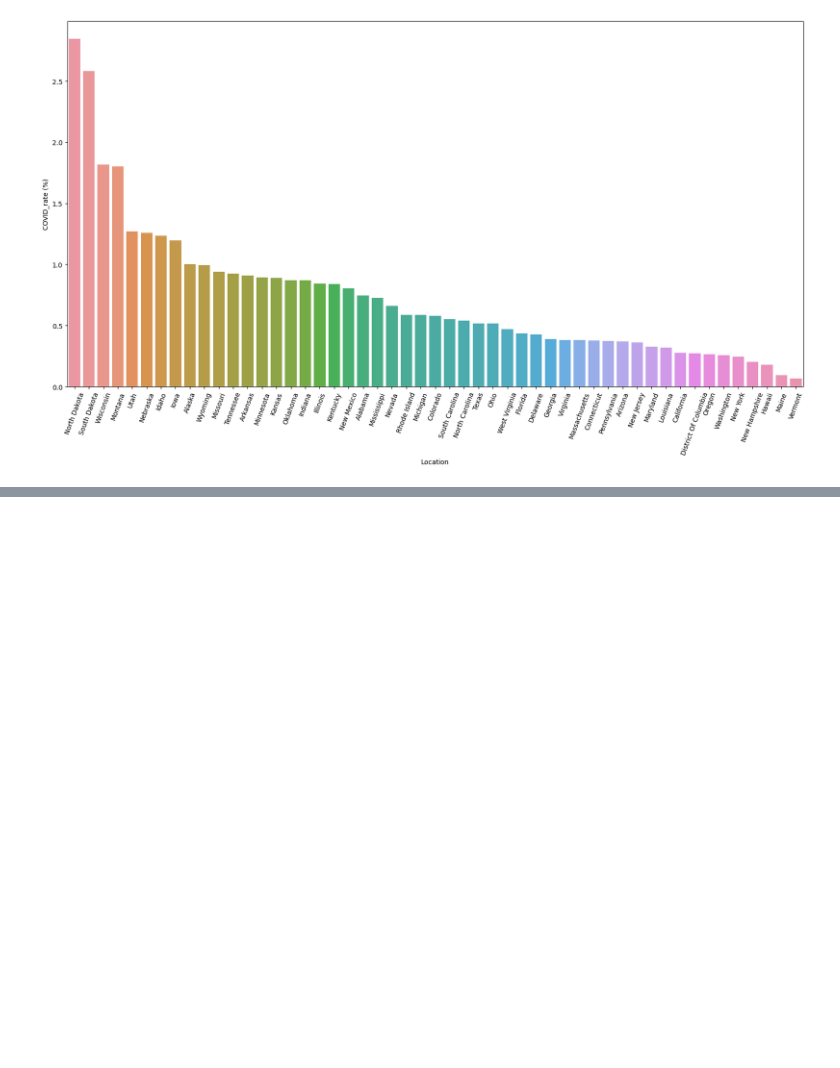
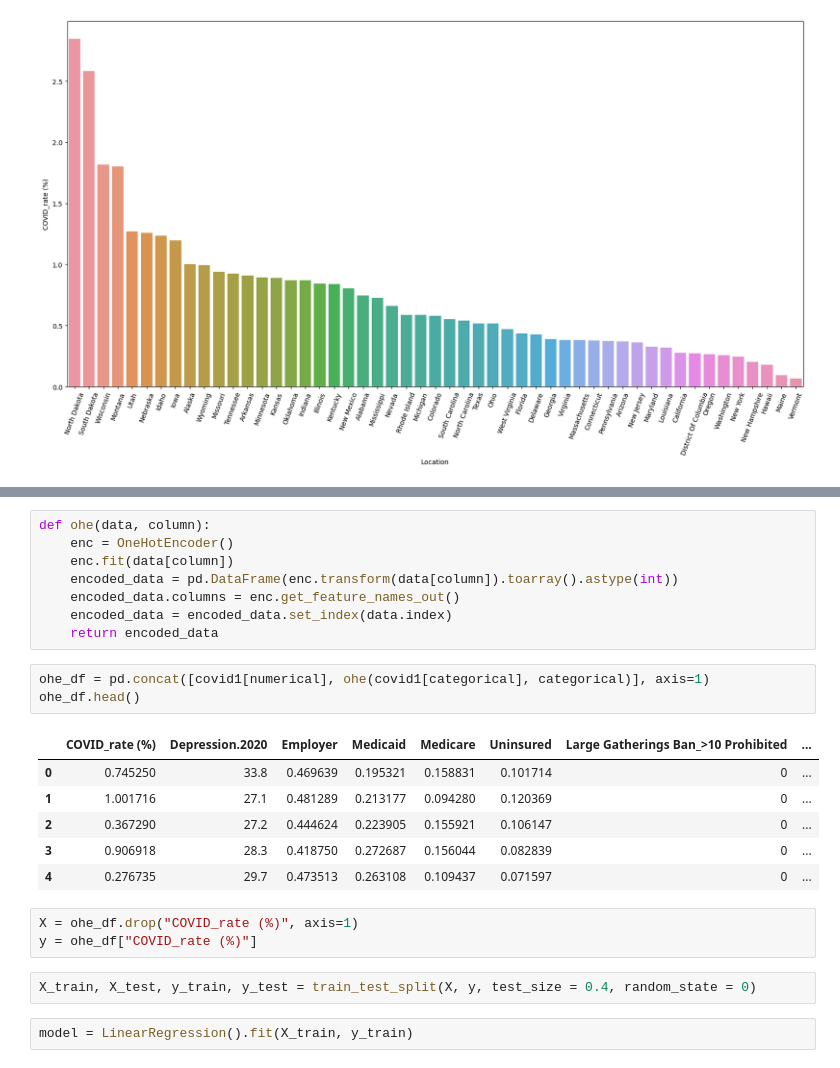
Before and after one commit to UCB-stat-159-s23/project-Group24, a Jupyter notebook: CasesAndPolicies.ipynb, the cells around one changed output, grey strips where cells are left out. Saved outputs shown, nothing was run; the diff lists cells and outputs as text; blank space fills up the shorter version.

Commit message:
add regression to cases and policies

```diff
--- a/CasesAndPolicies.ipynb
+++ b/CasesAndPolicies.ipynb
@@ -50,0 +85,25 @@ features = ["Depression_2020", "Employer", "Medicaid", "Medicare", "Uninsured",
+# %%
+def ohe(data, column):
+    enc = OneHotEncoder()
+    enc.fit(data[column])
+    encoded_data = pd.DataFrame(enc.transform(data[column]).toarray().astype(int))
+    encoded_data.columns = enc.get_feature_names_out()
+    encoded_data = encoded_data.set_index(data.index)
+    return encoded_data
+# %%
+ohe_df = pd.concat([covid1[numerical], ohe(covid1[categorical], categorical)], axis=1)
+ohe_df.head()
+# %% [output]
+|  | COVID_rate (%) | Depression.2020 | Employer | Medicaid | Medicare | Uninsured | Large Gatherings Ban_>10 Prohibited | ... |
+| 0 | 0.745250 | 33.8 | 0.469639 | 0.195321 | 0.158831 | 0.101714 | 0 | ... |
+| 1 | 1.001716 | 27.1 | 0.481289 | 0.213177 | 0.094280 | 0.120369 | 0 | ... |
+| 2 | 0.367290 | 27.2 | 0.444624 | 0.223905 | 0.155921 | 0.106147 | 0 | ... |
+| 3 | 0.906918 | 28.3 | 0.418750 | 0.272687 | 0.156044 | 0.082839 | 0 | ... |
+| 4 | 0.276735 | 29.7 | 0.473513 | 0.263108 | 0.109437 | 0.071597 | 0 | ... |
+# %%
+X = ohe_df.drop("COVID_rate (%)", axis=1)
+y = ohe_df["COVID_rate (%)"]
+# %%
+X_train, X_test, y_train, y_test = train_test_split(X, y, test_size = 0.4, random_state = 0)
+# %%
+model = LinearRegression().fit(X_train, y_train)
```
Also changed, not shown: parts of 6 cells of this notebook.
